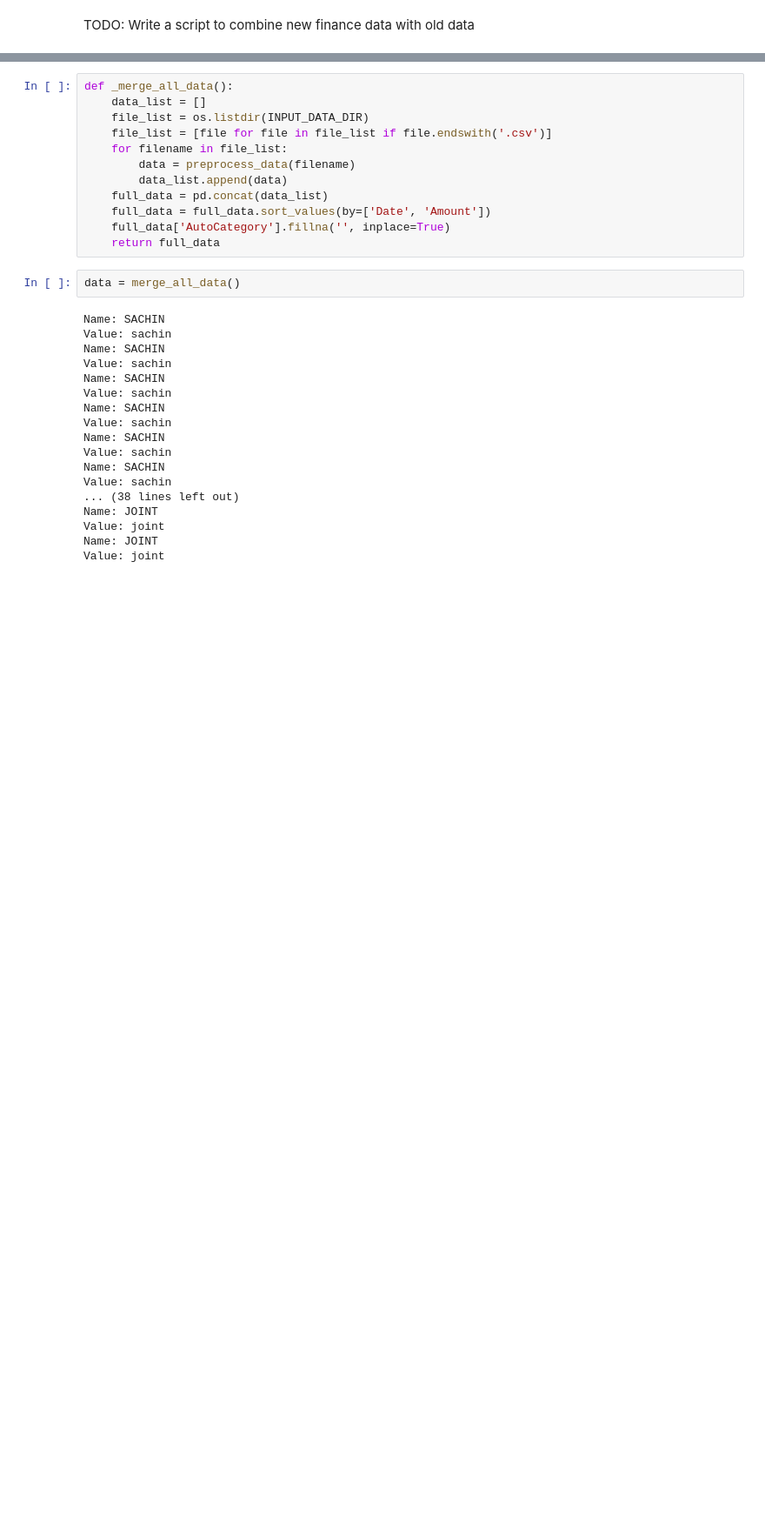
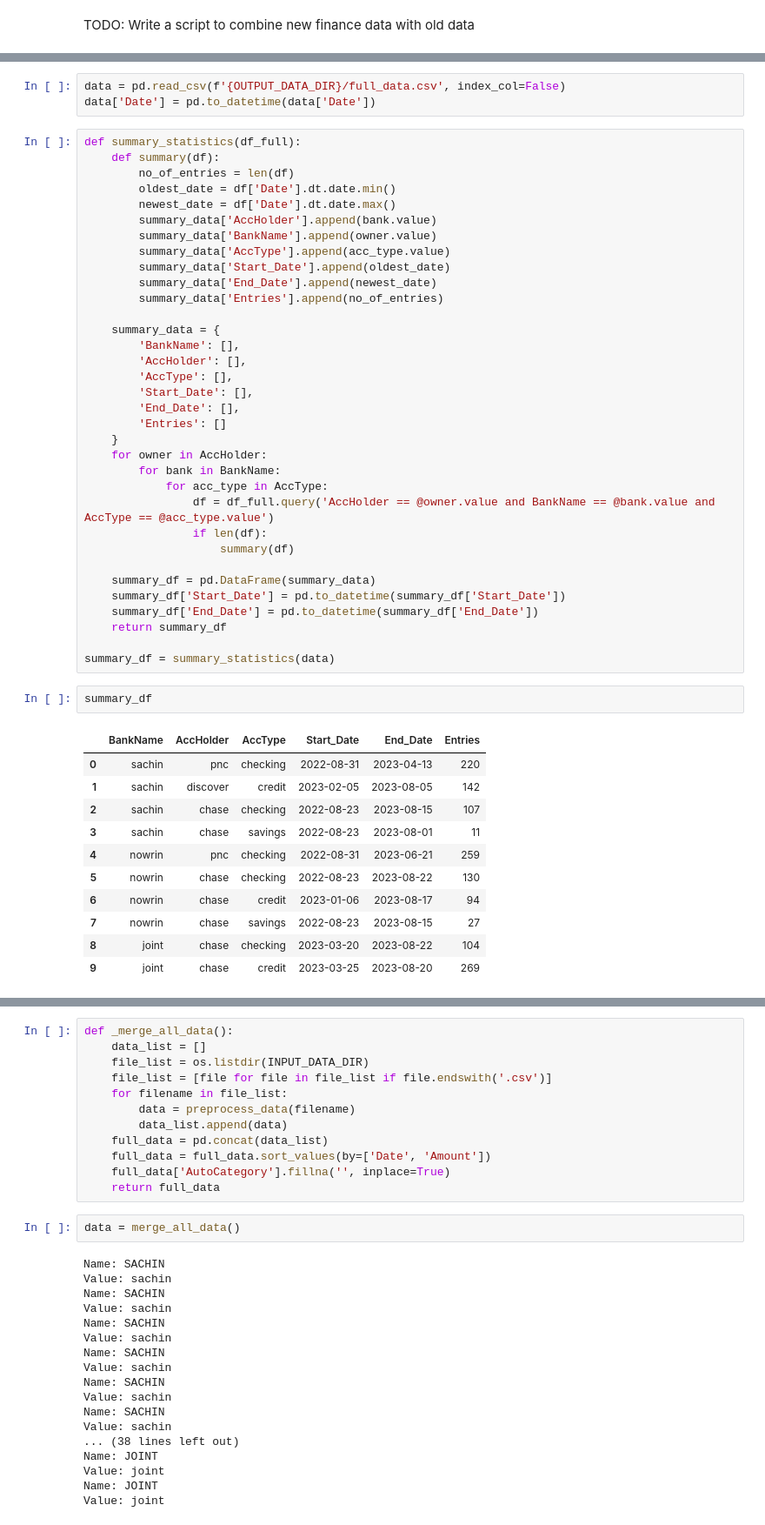
Before and after one commit to sachinksalim/personal_finance, a Jupyter notebook: preprocess_data_usa.ipynb, the cells around one changed output, grey strips where cells are left out. Shown: that part at 87% size. Cells and saved outputs as stored; diff of their text form; blank space fills up the shorter version.

```diff
--- a/preprocess_data_usa.ipynb
+++ b/preprocess_data_usa.ipynb
@@ -234,0 +242,51 @@ Total Entries: 269
+# %%
+data = pd.read_csv(f'{OUTPUT_DATA_DIR}/full_data.csv', index_col=False)
+data['Date'] = pd.to_datetime(data['Date'])
+# %%
+def summary_statistics(df_full):
+    def summary(df):
+        no_of_entries = len(df)
+        oldest_date = df['Date'].dt.date.min()
+        newest_date = df['Date'].dt.date.max()
+        summary_data['AccHolder'].append(bank.value)
+        summary_data['BankName'].append(owner.value)
+        summary_data['AccType'].append(acc_type.value)
+        summary_data['Start_Date'].append(oldest_date)
+        summary_data['End_Date'].append(newest_date)
+        summary_data['Entries'].append(no_of_entries)
+
+    summary_data = {
+        'BankName': [],
+        'AccHolder': [],
+        'AccType': [],
+        'Start_Date': [],
+        'End_Date': [],
+        'Entries': []
+    }
+    for owner in AccHolder:
+        for bank in BankName:
+            for acc_type in AccType:
+                df = df_full.query('AccHolder == @owner.value and BankName == @bank.value and AccType == @acc_type.value')
+                if len(df):
+                    summary(df)
+
+    summary_df = pd.DataFrame(summary_data)
+    summary_df['Start_Date'] = pd.to_datetime(summary_df['Start_Date'])
+    summary_df['End_Date'] = pd.to_datetime(summary_df['End_Date'])
+    return summary_df
+
+summary_df = summary_statistics(data)
+# %%
+summary_df
+# %% [output]
+|  | BankName | AccHolder | AccType | Start_Date | End_Date | Entries |
+| 0 | sachin | pnc | checking | 2022-08-31 | 2023-04-13 | 220 |
+| 1 | sachin | discover | credit | 2023-02-05 | 2023-08-05 | 142 |
+| 2 | sachin | chase | checking | 2022-08-23 | 2023-08-15 | 107 |
+| 3 | sachin | chase | savings | 2022-08-23 | 2023-08-01 | 11 |
+| 4 | nowrin | pnc | checking | 2022-08-31 | 2023-06-21 | 259 |
+| 5 | nowrin | chase | checking | 2022-08-23 | 2023-08-22 | 130 |
+| 6 | nowrin | chase | credit | 2023-01-06 | 2023-08-17 | 94 |
+| 7 | nowrin | chase | savings | 2022-08-23 | 2023-08-15 | 27 |
+| 8 | joint | chase | checking | 2023-03-20 | 2023-08-22 | 104 |
+| 9 | joint | chase | credit | 2023-03-25 | 2023-08-20 | 269 |
```
Also changed, not shown: parts of 7 cells of this notebook, 4 other files.
